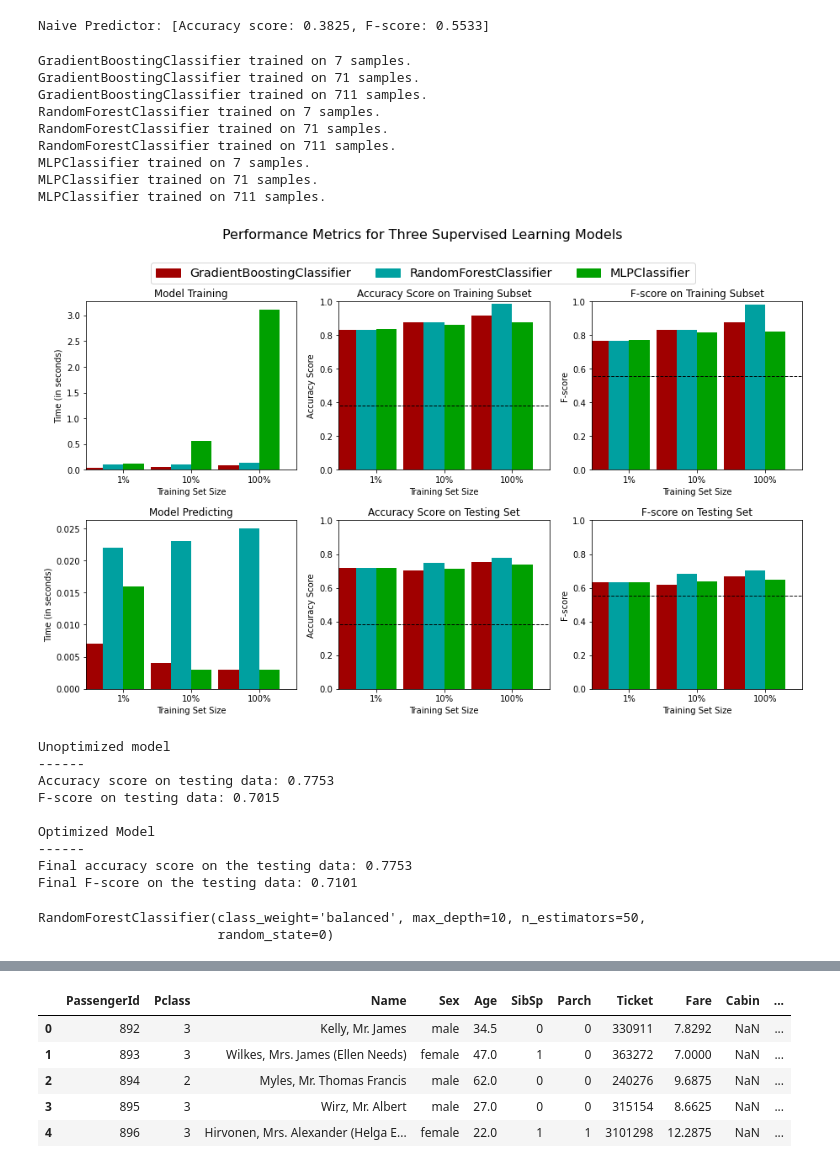
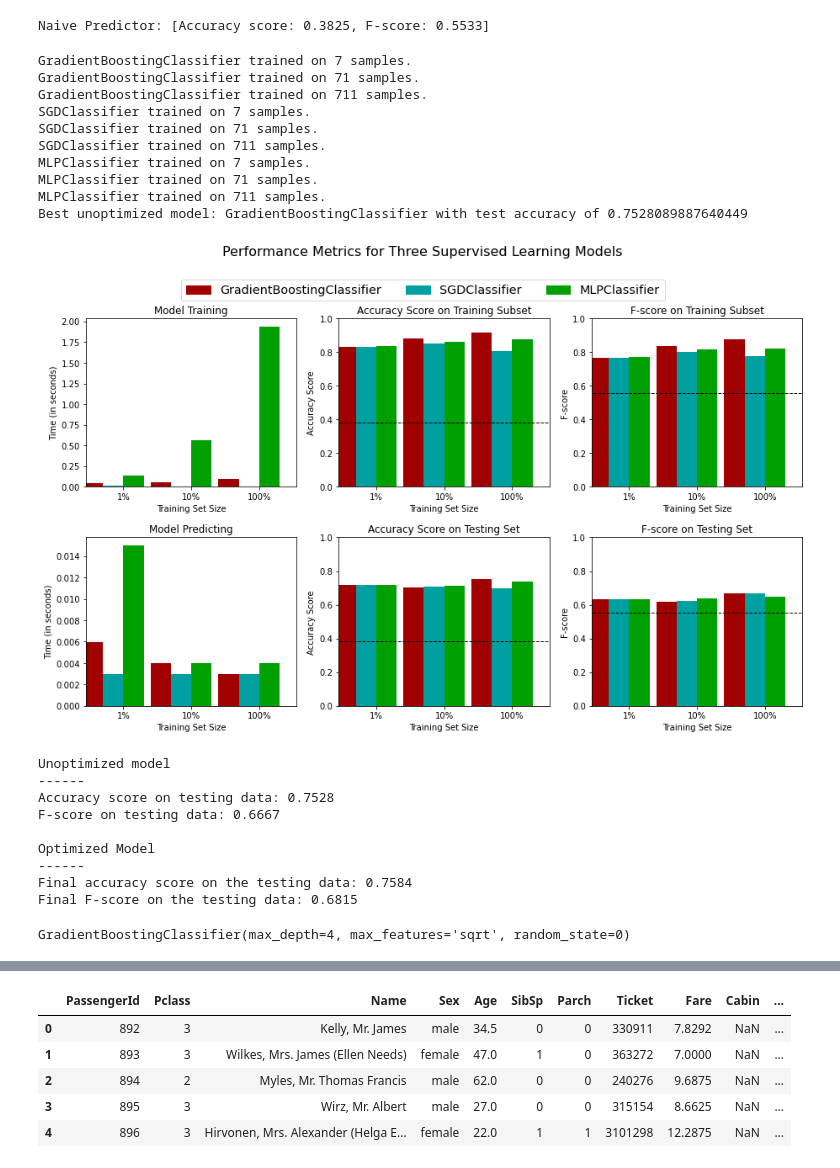
Before and after one commit to walidsi/titanic, a Jupyter notebook: titianic.ipynb, the cells around one changed output, grey strips where cells are left out. Drawn from its saved outputs; the diff is of its cells as text; code cells hidden in the pictures.

Commit message:
Refactor hyperparameters tuning code

```diff
--- a/titianic.ipynb
+++ b/titianic.ipynb
@@ -309,45 +309,55 @@ import xgboost as xgb
 from sklearn.gaussian_process import GaussianProcessClassifier
 from sklearn.neural_network import MLPClassifier
 from sklearn.tree import DecisionTreeClassifier
+import math
 import warnings
 warnings.filterwarnings("ignore", category = UserWarning, module = "xgboost")
 
 # # TODO: Initialize the three models
 #weights = {0: 0.75, 1: 0.25}
-clf_A = GradientBoostingClassifier()
-clf_B = RandomForestClassifier(random_state=0)
+clf_A = GradientBoostingClassifier(random_state=0)
+clf_B = SGDClassifier(random_state=0)
 clf_C = MLPClassifier(random_state=0, max_iter=1000)
 
 
 # TODO: Calculate the number of samples for 1%, 10%, and 100% of the training data
 # HINT: samples_100 is the entire training set i.e. len(y_train)
 # HINT: samples_10 is 10% of samples_100 (ensure to set the count of the values to be `int` and not `float`)
 # HINT: samples_1 is 1% of samples_100 (ensure to set the count of the values to be `int` and not `float`)
 samples_100 = len(y_train)
 samples_10 = int(0.1 * samples_100)
 samples_1 = int(0.01 * samples_100)
 
 # Collect results on the learners
+best_unoptimized_model = None
+best_test_acc = -math.inf
 results = {}
 for clf in [clf_A, clf_B, clf_C]:
     clf_name = clf.__class__.__name__
     results[clf_name] = {}
     for i, samples in enumerate([samples_1, samples_10, samples_100]):
         results[clf_name][i] = train_predict(clf, samples, X_train, y_train, X_test, y_test)
 
+    if best_unoptimized_model == None or results[clf_name][i]['acc_test'] > best_test_acc:
+        best_unoptimized_model = clf
+        best_test_acc = results[clf_name][2]['acc_test']
+
+print(f'Best unoptimized model: {best_unoptimized_model.__class__.__name__} with test accuracy of {best_test_acc}')
+
 # Run metrics visualization for the three supervised learning models chosen
 vs.evaluate(results, accuracy, fscore)
 # %% [output]
 GradientBoostingClassifier trained on 7 samples.
 GradientBoostingClassifier trained on 71 samples.
 GradientBoostingClassifier trained on 711 samples.
-RandomForestClassifier trained on 7 samples.
-RandomForestClassifier trained on 71 samples.
-RandomForestClassifier trained on 711 samples.
+SGDClassifier trained on 7 samples.
+SGDClassifier trained on 71 samples.
+SGDClassifier trained on 711 samples.
 MLPClassifier trained on 7 samples.
 MLPClassifier trained on 71 samples.
 MLPClassifier trained on 711 samples.
+Best unoptimized model: GradientBoostingClassifier with test accuracy of 0.7528089887640449
-[figure, old version]
+[figure, new version]
 # %%
 from sklearn.metrics import accuracy_score, fbeta_score
 
@@ -357,17 +367,8 @@ from sklearn.metrics import make_scorer
 
 # TODO: Initialize the classifier
 weight = {1: 0.384, 0: 0.616}
-# clf = GradientBoostingClassifier(random_state=0)
-# clf = LogisticRegression(random_state=0, class_weight=weight, max_iter=500)
-# clf = KNeighborsClassifier()
-# clf = Perceptron(random_state=0, class_weight=weight)
-# clf = AdaBoostClassifier(random_state=0, base_estimator=LogisticRegression(random_state=0, class_weight=weight, max_iter=500))
-# clf = xgb.XGBClassifier(random_state=0)
-# clf = GaussianProcessClassifier(random_state=0)
-# clf = MLPClassifier(random_state=0)
-# clf = DecisionTreeClassifier(random_state=0)
-clf = RandomForestClassifier(random_state=0)
 
+clf = best_unoptimized_model
 
 # TODO: Create the parameters list you wish to tune, using a dictionary if needed.
 # HINT: parameters = {'parameter_1': [value1, value2], 'parameter_2': [value1, value2]}
@@ -376,9 +377,10 @@ clf = RandomForestClassifier(random_state=0)
 # Must include default values for all parameters in the list of values to be tested
 if clf.__class__.__name__ == 'DecisionTreeClassifier':
     parameters = {
-        'max_depth': [2, 3, 5, 10, 20],
-        'min_samples_leaf': [3, 5, 10, 20, 50],
-        'criterion': ["gini", "entropy"]
+        'max_depth': [None, 2, 3, 5, 10, 20],
+        'min_samples_leaf': [1, 3, 5, 10, 20, 50],
+        'criterion': ["gini", "entropy"],
+        'splitter': ["best", "random"]
     }
 elif clf.__class__.__name__ == 'MLPClassifier':
     parameters = {
@@ -429,12 +431,15 @@ elif clf.__class__.__name__ == 'GradientBoostingClassifier':
     parameters = {
         'learning_rate': [0.001, 0.01, 0.1, 1, 10],
         'n_estimators': [50, 100, 200, 300, 400],
-        "max_depth": [2, 3, 4],
+        "max_depth": [2, 3, 4, 5, 6, 7, 8, 9, 10],
+        'max_features': ['auto', 'sqrt', 'log2'],
     }
 elif clf.__class__.__name__ == 'LogisticRegression':
     parameters = {
         'C': [0.0001, 0.001, 0.003, 0.005, 0.01, 0.1, 1, 10, 100],
-        'solver': ['newton-cg', 'lbfgs', 'liblinear', 'sag', 'saga']
+        'solver': ['newton-cg', 'lbfgs', 'liblinear', 'sag', 'saga'],
+        'class_weight': [None, 'balanced'],
+        'penalty': ['l1', 'l2', 'elasticnet', None],
     }
 elif clf.__class__.__name__ == 'SVC':
     parameters = {
@@ -454,16 +459,16 @@ elif clf.__class__.__name__ == 'SGDClassifier':
         'loss': ['hinge', 'log', 'modified_huber', 'squared_hinge'],
     }
 else:
-    raise AttributeError(f'Hyperparameters not set for {clf.__class__.__name__}')
+    raise AssertionError(f'Hyperparameters not set for {clf.__class__.__name__} model')
 
 
 # TODO: Make an fbeta_score scoring object using make_scorer()
 scorer = make_scorer(fbeta_score, beta=g_fscore_beta)
 
 # TODO: Perform grid search on the classifier using 'scorer' as the scoring method using GridSearchCV()
-g_grid_search_cv = True
+g_grid_search_cv = False
 if g_grid_search_cv:
-    grid_obj = GridSearchCV(clf, param_grid=parameters, scoring=scorer, n_jobs=-1)
+    grid_obj = GridSearchCV(clf, param_grid=parameters, cv=4, scoring=scorer, n_jobs=-1)
 else:
     grid_obj = RandomizedSearchCV(clf, param_distributions=parameters, scoring=scorer, n_jobs=-1, random_state=0)
 
@@ -490,15 +495,14 @@ best_clf
 # %% [output]
 Unoptimized model
 ------
-Accuracy score on testing data: 0.7753
-F-score on testing data: 0.7015
+Accuracy score on testing data: 0.7528
+F-score on testing data: 0.6667
 
 Optimized Model
 ------
-Final accuracy score on the testing data: 0.7753
-Final F-score on the testing data: 0.7101
+Final accuracy score on the testing data: 0.7584
+Final F-score on the testing data: 0.6815
-RandomForestClassifier(class_weight='balanced', max_depth=10, n_estimators=50,
-                       random_state=0)
+GradientBoostingClassifier(max_depth=4, max_features='sqrt', random_state=0)
 # %%
 # Train optimized model on ALL available data. Hopefully that increases accuracy on the test_census.csv predictions
 best_clf.fit(features, target)
```
Also changed, not shown: parts of 1 cell of this notebook.
